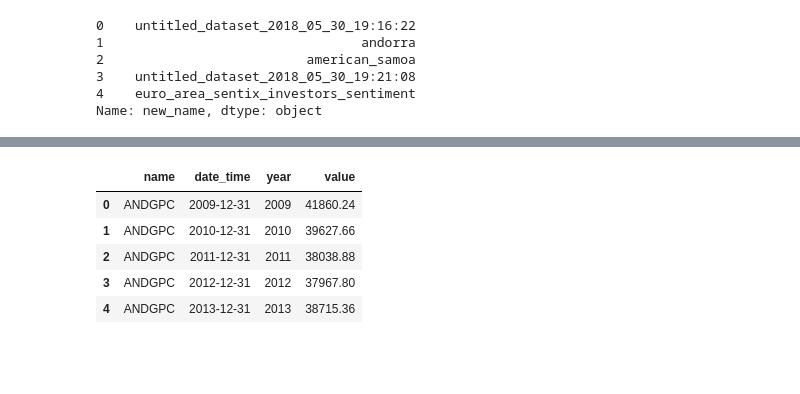
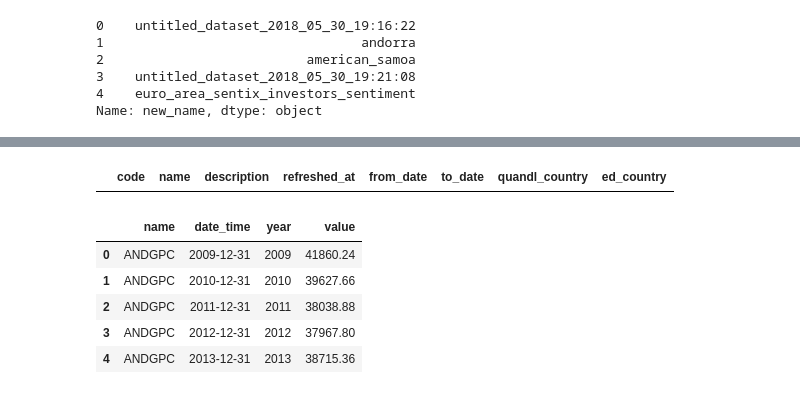
Before and after one commit to Gasta88/les-etl-pipeline, a Jupyter notebook: experiments/macro_econo_experiments.ipynb, the cells around one changed output, grey strips where cells are left out. Drawn from its saved outputs; the diff is of its cells as text; code cells hidden in the pictures; blank space fills up the shorter version.

```diff
--- a/experiments/macro_econo_experiments.ipynb
+++ b/experiments/macro_econo_experiments.ipynb
@@ -60,3 +148,7 @@ Name: new_name, dtype: object
+# %%
+new_df[(new_df.code == "SRB&MNEFINF")]
+# %% [output]
+|  | code | name | description | refreshed_at | from_date | to_date | quandl_country | ed_country |
 # %%
 def prepare_dataset(ds_code, data):
     """
```
Also changed, not shown: parts of 5 cells of this notebook, 6 other files.
